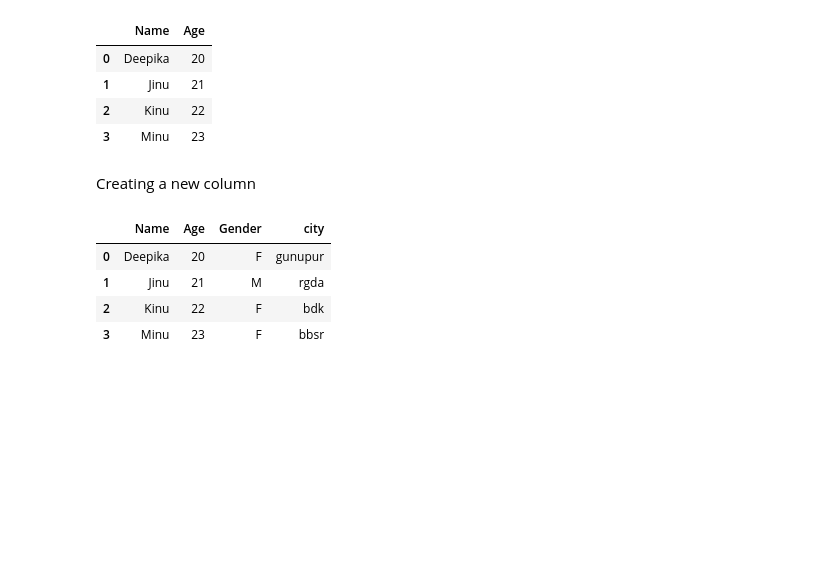
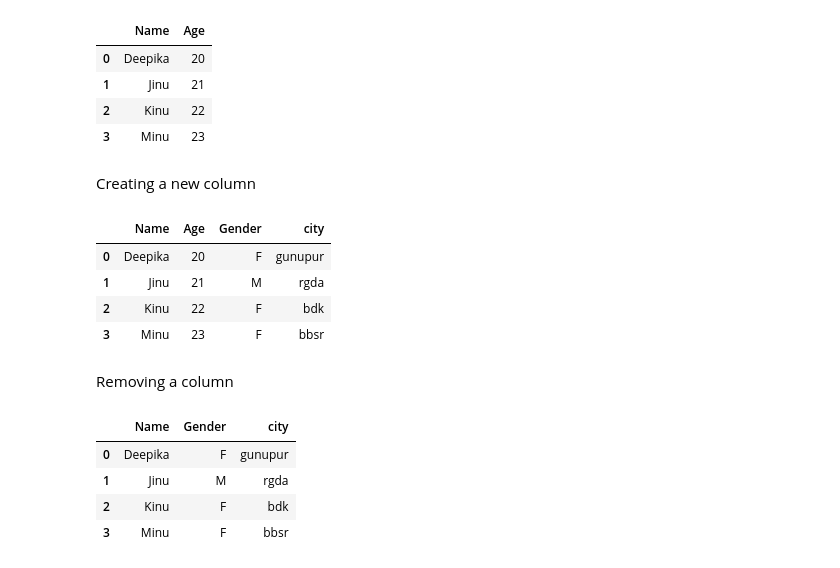
Before and after one commit to dpkasahu/numpy, a Jupyter notebook: gfgpandas.ipynb, the cells around one changed output. Drawn from its saved outputs; the diff is of its cells as text; code cells hidden in the pictures; blank space fills up the shorter version.

```diff
--- a/gfgpandas.ipynb
+++ b/gfgpandas.ipynb
@@ -140,3 +140,13 @@ df1
 | 1 | Jinu | 21 | M | rgda |
 | 2 | Kinu | 22 | F | bdk |
 | 3 | Minu | 23 | F | bbsr |
+# %% [markdown]
+Removing a column
+# %%
+df1.drop('Age',axis=1)
+# %% [output]
+|  | Name | Gender | city |
+| 0 | Deepika | F | gunupur |
+| 1 | Jinu | M | rgda |
+| 2 | Kinu | F | bdk |
+| 3 | Minu | F | bbsr |
```
